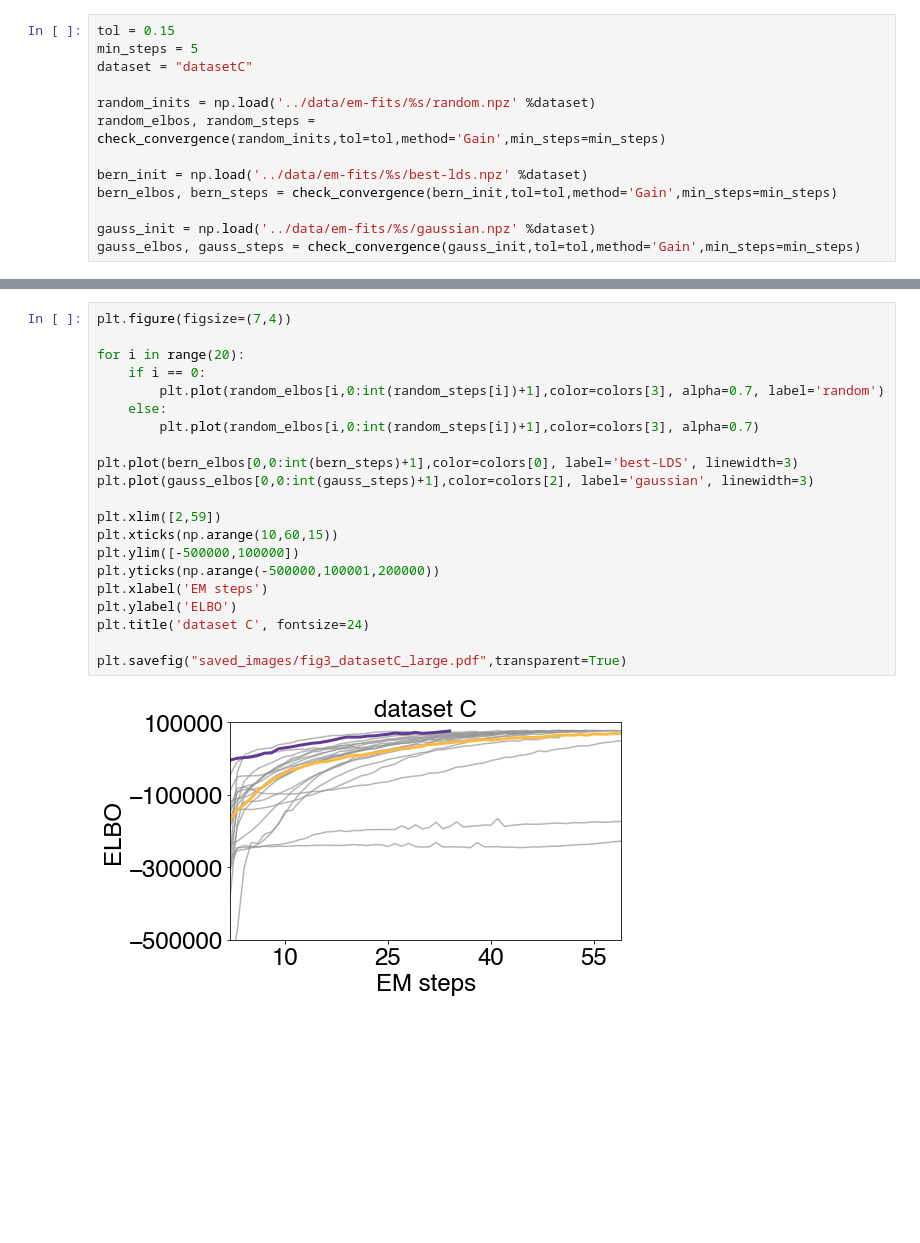
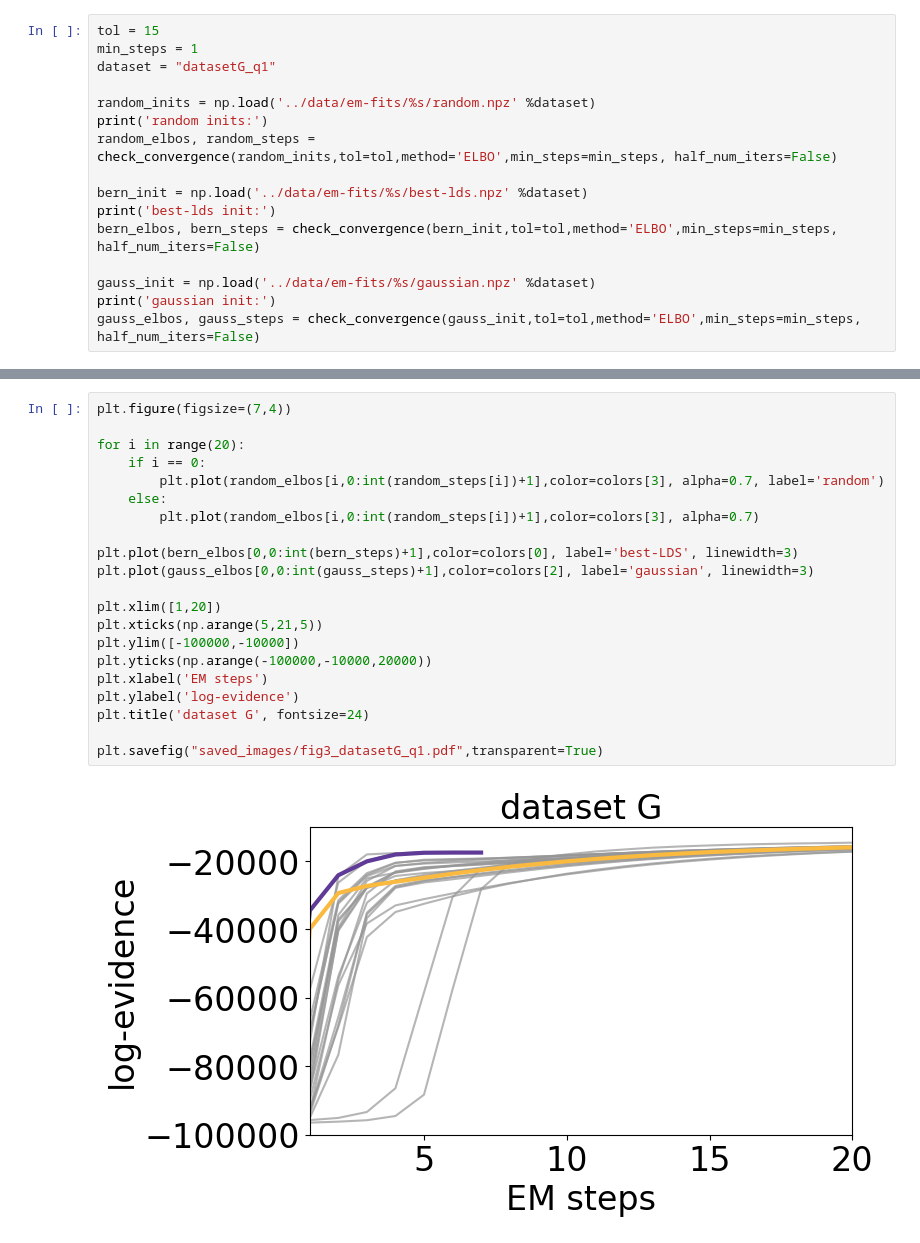
Before and after one commit to irisstone/bestLDS, a Jupyter notebook: figures/fig3.ipynb, the cells around one changed output, grey strips where cells are left out. Drawn from its saved outputs; the diff is of its cells as text; blank space fills up the shorter version.

Commit message:
ran fig3 notebook on datasetG_q1

```diff
--- a/figures/fig3.ipynb
+++ b/figures/fig3.ipynb
@@ -23,16 +24,19 @@ mpl.rc('font', **font)
 
 colors = np.array([[95,59,151],[85,180,103],[250,186,63],[150,150,150]])/255
 # %%
-tol = 0.15
-min_steps = 5
-dataset = "datasetC"
+tol = 15
+min_steps = 1
+dataset = "datasetG_q1"
 
 random_inits = np.load('../data/em-fits/%s/random.npz' %dataset)
-random_elbos, random_steps = check_convergence(random_inits,tol=tol,method='Gain',min_steps=min_steps)
+print('random inits:')
+random_elbos, random_steps = check_convergence(random_inits,tol=tol,method='ELBO',min_steps=min_steps, half_num_iters=False)
 
 bern_init = np.load('../data/em-fits/%s/best-lds.npz' %dataset)
-bern_elbos, bern_steps = check_convergence(bern_init,tol=tol,method='Gain',min_steps=min_steps)
+print('best-lds init:')
+bern_elbos, bern_steps = check_convergence(bern_init,tol=tol,method='ELBO',min_steps=min_steps, half_num_iters=False)
 
 gauss_init = np.load('../data/em-fits/%s/gaussian.npz' %dataset)
-gauss_elbos, gauss_steps = check_convergence(gauss_init,tol=tol,method='Gain',min_steps=min_steps)
+print('gaussian init:')
+gauss_elbos, gauss_steps = check_convergence(gauss_init,tol=tol,method='ELBO',min_steps=min_steps, half_num_iters=False)
 # %% [output]
@@ -56,24 +60,24 @@ initialization: 0, steps to convergence: 64, elbo diff: 1855
 # %%
 plt.figure(figsize=(7,4))
 
 for i in range(20):
     if i == 0:
         plt.plot(random_elbos[i,0:int(random_steps[i])+1],color=colors[3], alpha=0.7, label='random')
     else:
         plt.plot(random_elbos[i,0:int(random_steps[i])+1],color=colors[3], alpha=0.7)
 
 plt.plot(bern_elbos[0,0:int(bern_steps)+1],color=colors[0], label='best-LDS', linewidth=3)
 plt.plot(gauss_elbos[0,0:int(gauss_steps)+1],color=colors[2], label='gaussian', linewidth=3)
 
-plt.xlim([2,59])
-plt.xticks(np.arange(10,60,15))
-plt.ylim([-500000,100000])
-plt.yticks(np.arange(-500000,100001,200000))
+plt.xlim([1,20])
+plt.xticks(np.arange(5,21,5))
+plt.ylim([-100000,-10000])
+plt.yticks(np.arange(-100000,-10000,20000))
 plt.xlabel('EM steps')
-plt.ylabel('ELBO')
-plt.title('dataset C', fontsize=24)
+plt.ylabel('log-evidence')
+plt.title('dataset G', fontsize=24)
 
-plt.savefig("saved_images/fig3_datasetC_large.pdf",transparent=True)
+plt.savefig("saved_images/fig3_datasetG_q1.pdf",transparent=True)
 # %% [output]
-[figure, old version]
+[figure, new version]
 # %%
```
Also changed, not shown: parts of 3 cells of this notebook.
